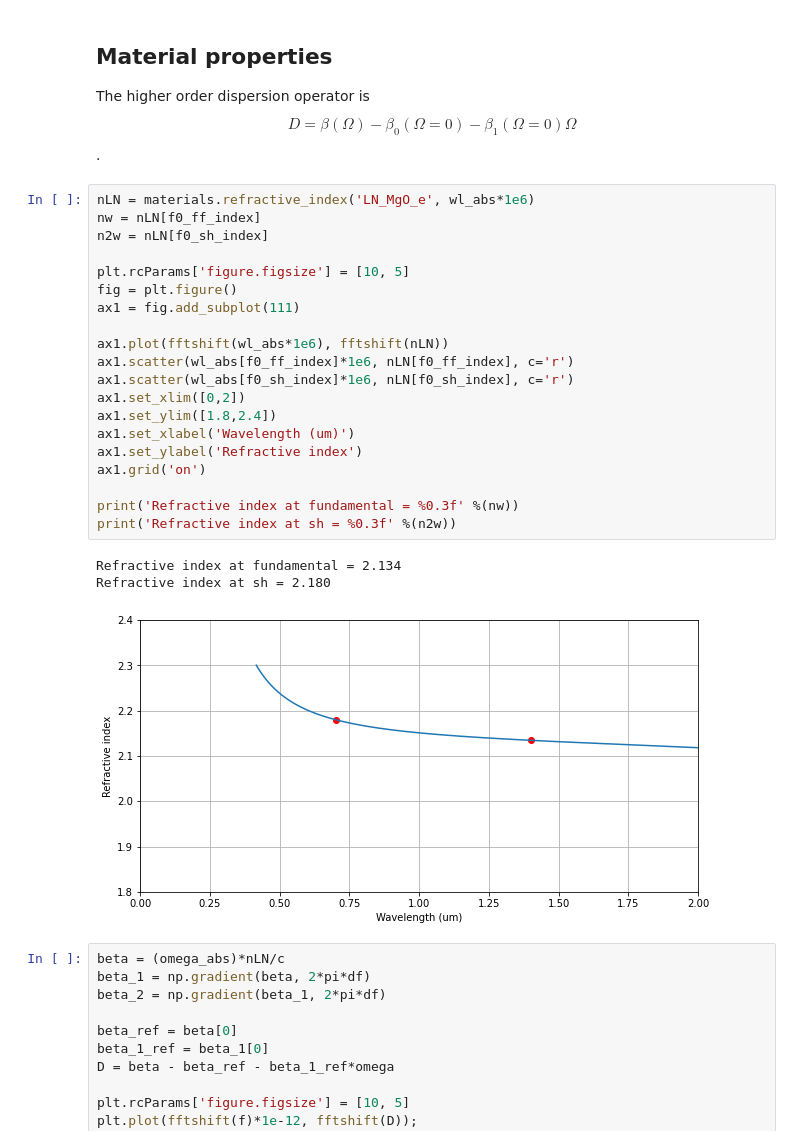
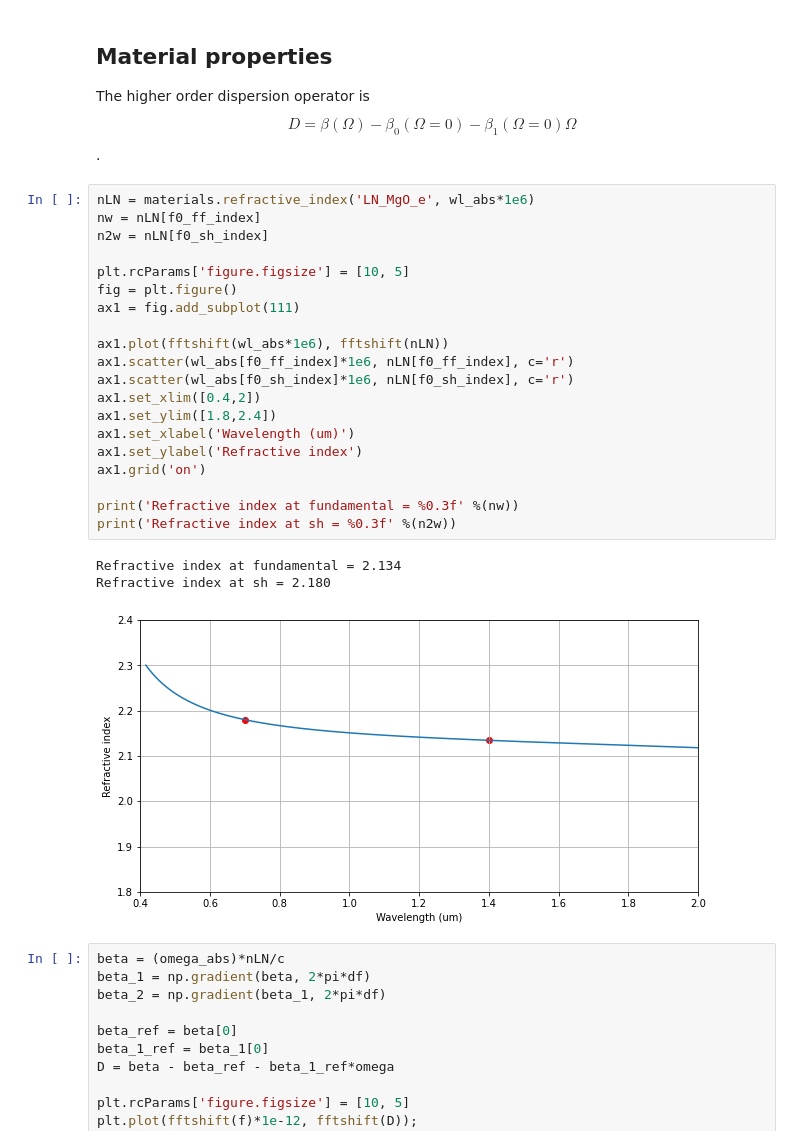
Before and after one commit to ledezmaluism/snow, a Jupyter notebook: Notebooks/SGC_2_free_space_test.ipynb, the cells around one changed output. Saved outputs shown, nothing was run; the diff lists cells and outputs as text.

```diff
--- a/Notebooks/SGC_2_free_space_test.ipynb
+++ b/Notebooks/SGC_2_free_space_test.ipynb
@@ -131,27 +131,27 @@ $$D = \beta(\Omega) - \beta_0(\Omega=0) - \beta_1(\Omega=0) \Omega$$.
 # %%
 nLN = materials.refractive_index('LN_MgO_e', wl_abs*1e6)
 nw = nLN[f0_ff_index]
 n2w = nLN[f0_sh_index]
 
 plt.rcParams['figure.figsize'] = [10, 5]
 fig = plt.figure()
 ax1 = fig.add_subplot(111)
 
 ax1.plot(fftshift(wl_abs*1e6), fftshift(nLN))
 ax1.scatter(wl_abs[f0_ff_index]*1e6, nLN[f0_ff_index], c='r')
 ax1.scatter(wl_abs[f0_sh_index]*1e6, nLN[f0_sh_index], c='r')
-ax1.set_xlim([0,2])
+ax1.set_xlim([0.4,2])
 ax1.set_ylim([1.8,2.4])
 ax1.set_xlabel('Wavelength (um)')
 ax1.set_ylabel('Refractive index')
 ax1.grid('on')
 
 print('Refractive index at fundamental = %0.3f' %(nw))
 print('Refractive index at sh = %0.3f' %(n2w))
 # %% [output]
 Refractive index at fundamental = 2.134
 Refractive index at sh = 2.180
-[figure, old version]
+[figure, new version]
 # %%
 beta = (omega_abs)*nLN/c
 beta_1 = np.gradient(beta, 2*pi*df)
```
